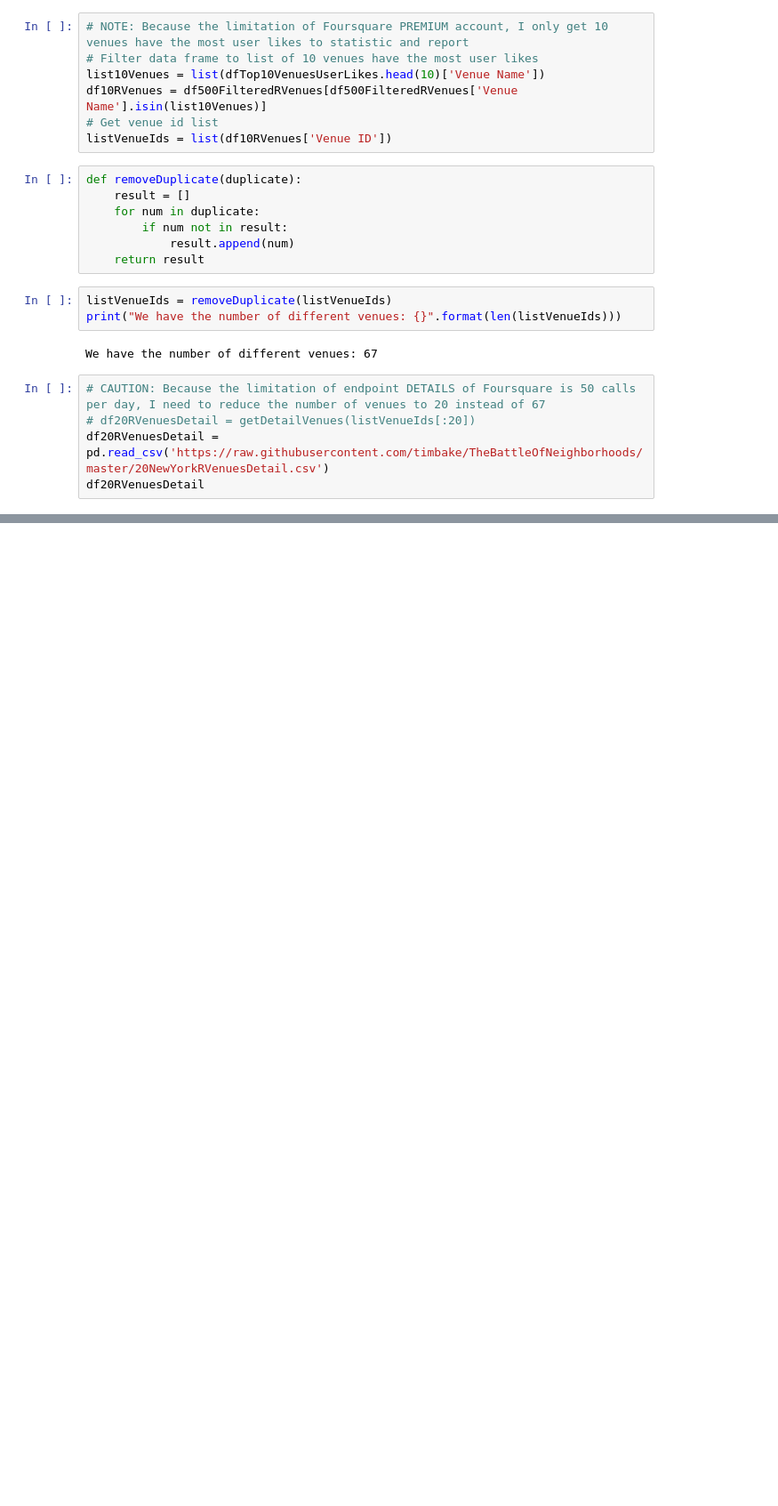
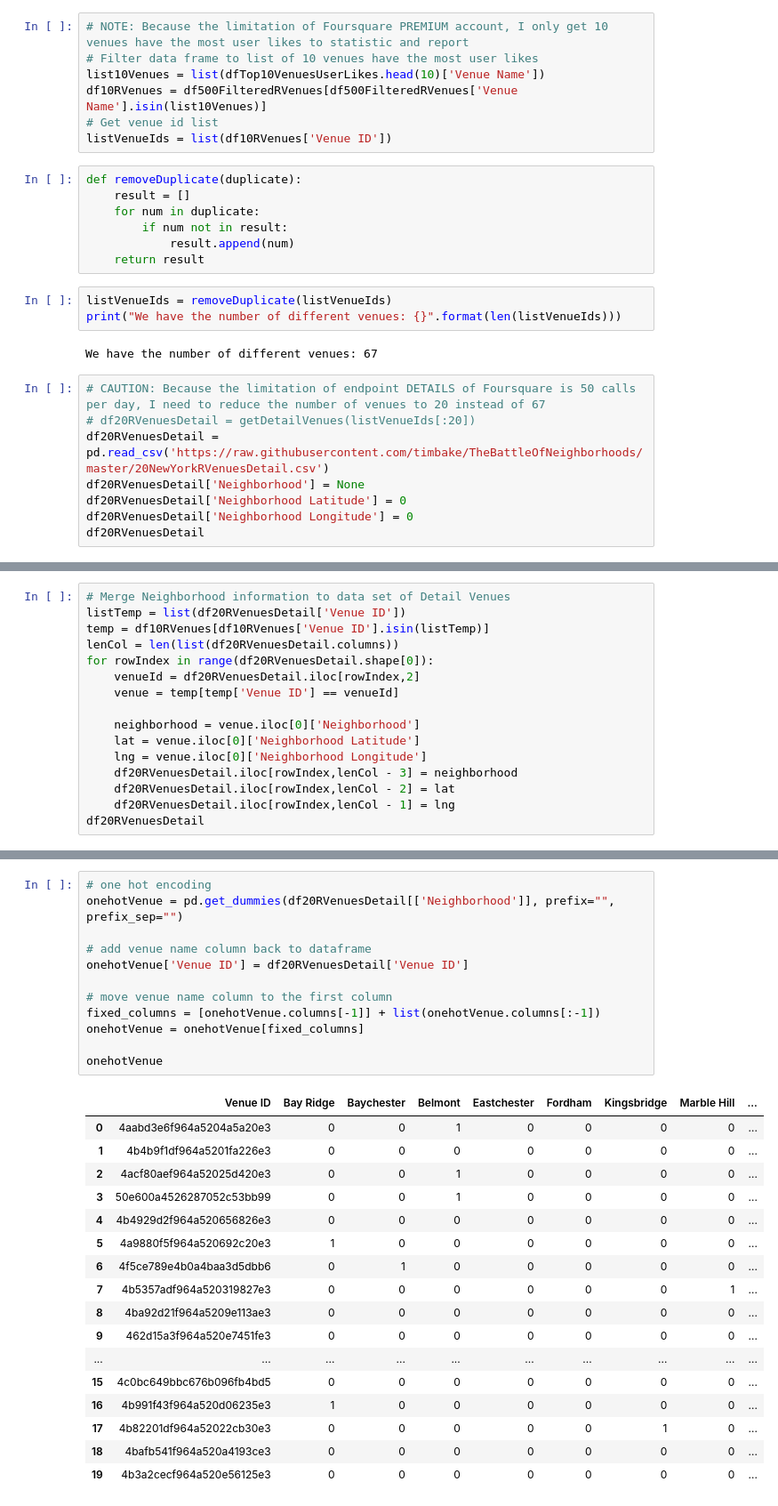
Before and after one commit to timbake/data-science-capstone-coursera, a Jupyter notebook: The_Battle_Of_Neighborhoods.ipynb, the cells around one changed output, grey strips where cells are left out. Shown: that part at 89% size. Drawn from its saved outputs; the diff is of its cells as text; blank space fills up the shorter version.

```diff
--- a/The_Battle_Of_Neighborhoods.ipynb
+++ b/The_Battle_Of_Neighborhoods.ipynb
@@ -652,6 +652,9 @@ We have the number of different venues: 67
 # CAUTION: Because the limitation of endpoint DETAILS of Foursquare is 50 calls per day, I need to reduce the number of venues to 20 instead of 67
 # df20RVenuesDetail = getDetailVenues(listVenueIds[:20])
 df20RVenuesDetail = pd.read_csv('https://raw.githubusercontent.com/timbake/TheBattleOfNeighborhoods/master/20NewYorkRVenuesDetail.csv')
+df20RVenuesDetail['Neighborhood'] = None
+df20RVenuesDetail['Neighborhood Latitude'] = 0
+df20RVenuesDetail['Neighborhood Longitude'] = 0
 df20RVenuesDetail
 # %% [output]
 |  | State | City | Venue ID | Venue Name | Venue Latitude | Venue Longitude | Venue Address | Category ID | ... |
@@ -673,0 +678,16 @@ df20RVenuesDetail
+# %%
+# Merge Neighborhood information to data set of Detail Venues
+listTemp = list(df20RVenuesDetail['Venue ID'])
+temp = df10RVenues[df10RVenues['Venue ID'].isin(listTemp)]
+lenCol = len(list(df20RVenuesDetail.columns))
+for rowIndex in range(df20RVenuesDetail.shape[0]):
+    venueId = df20RVenuesDetail.iloc[rowIndex,2]
+    venue = temp[temp['Venue ID'] == venueId]
+
+    neighborhood = venue.iloc[0]['Neighborhood']
+    lat = venue.iloc[0]['Neighborhood Latitude']
+    lng = venue.iloc[0]['Neighborhood Longitude']
+    df20RVenuesDetail.iloc[rowIndex,lenCol - 3] = neighborhood
+    df20RVenuesDetail.iloc[rowIndex,lenCol - 2] = lat
+    df20RVenuesDetail.iloc[rowIndex,lenCol - 1] = lng
+df20RVenuesDetail
@@ -673,0 +786,30 @@ df20RVenuesDetail
+# %%
+# one hot encoding
+onehotVenue = pd.get_dummies(df20RVenuesDetail[['Neighborhood']], prefix="", prefix_sep="")
+
+# add venue name column back to dataframe
+onehotVenue['Venue ID'] = df20RVenuesDetail['Venue ID']
+
+# move venue name column to the first column
+fixed_columns = [onehotVenue.columns[-1]] + list(onehotVenue.columns[:-1])
+onehotVenue = onehotVenue[fixed_columns]
+
+onehotVenue
+# %% [output]
+|  | Venue ID | Bay Ridge | Baychester | Belmont | Eastchester | Fordham | Kingsbridge | Marble Hill | ... |
+| 0 | 4aabd3e6f964a5204a5a20e3 | 0 | 0 | 1 | 0 | 0 | 0 | 0 | ... |
+| 1 | 4b4b9f1df964a5201fa226e3 | 0 | 0 | 0 | 0 | 0 | 0 | 0 | ... |
+| 2 | 4acf80aef964a52025d420e3 | 0 | 0 | 1 | 0 | 0 | 0 | 0 | ... |
+| 3 | 50e600a4526287052c53bb99 | 0 | 0 | 1 | 0 | 0 | 0 | 0 | ... |
+| 4 | 4b4929d2f964a520656826e3 | 0 | 0 | 0 | 0 | 0 | 0 | 0 | ... |
+| 5 | 4a9880f5f964a520692c20e3 | 1 | 0 | 0 | 0 | 0 | 0 | 0 | ... |
+| 6 | 4f5ce789e4b0a4baa3d5dbb6 | 0 | 1 | 0 | 0 | 0 | 0 | 0 | ... |
+| 7 | 4b5357adf964a520319827e3 | 0 | 0 | 0 | 0 | 0 | 0 | 1 | ... |
+| 8 | 4ba92d21f964a5209e113ae3 | 0 | 0 | 0 | 0 | 0 | 0 | 0 | ... |
+| 9 | 462d15a3f964a520e7451fe3 | 0 | 0 | 0 | 0 | 0 | 0 | 0 | ... |
+| ... | ... | ... | ... | ... | ... | ... | ... | ... | ... |
+| 15 | 4c0bc649bbc676b096fb4bd5 | 0 | 0 | 0 | 0 | 0 | 0 | 0 | ... |
+| 16 | 4b991f43f964a520d06235e3 | 1 | 0 | 0 | 0 | 0 | 0 | 0 | ... |
+| 17 | 4b82201df964a52022cb30e3 | 0 | 0 | 0 | 0 | 0 | 1 | 0 | ... |
+| 18 | 4bafb541f964a520a4193ce3 | 0 | 0 | 0 | 0 | 0 | 0 | 0 | ... |
+| 19 | 4b3a2cecf964a520e56125e3 | 0 | 0 | 0 | 0 | 0 | 0 | 0 | ... |
```
Also changed, not shown: parts of 21 cells of this notebook.
